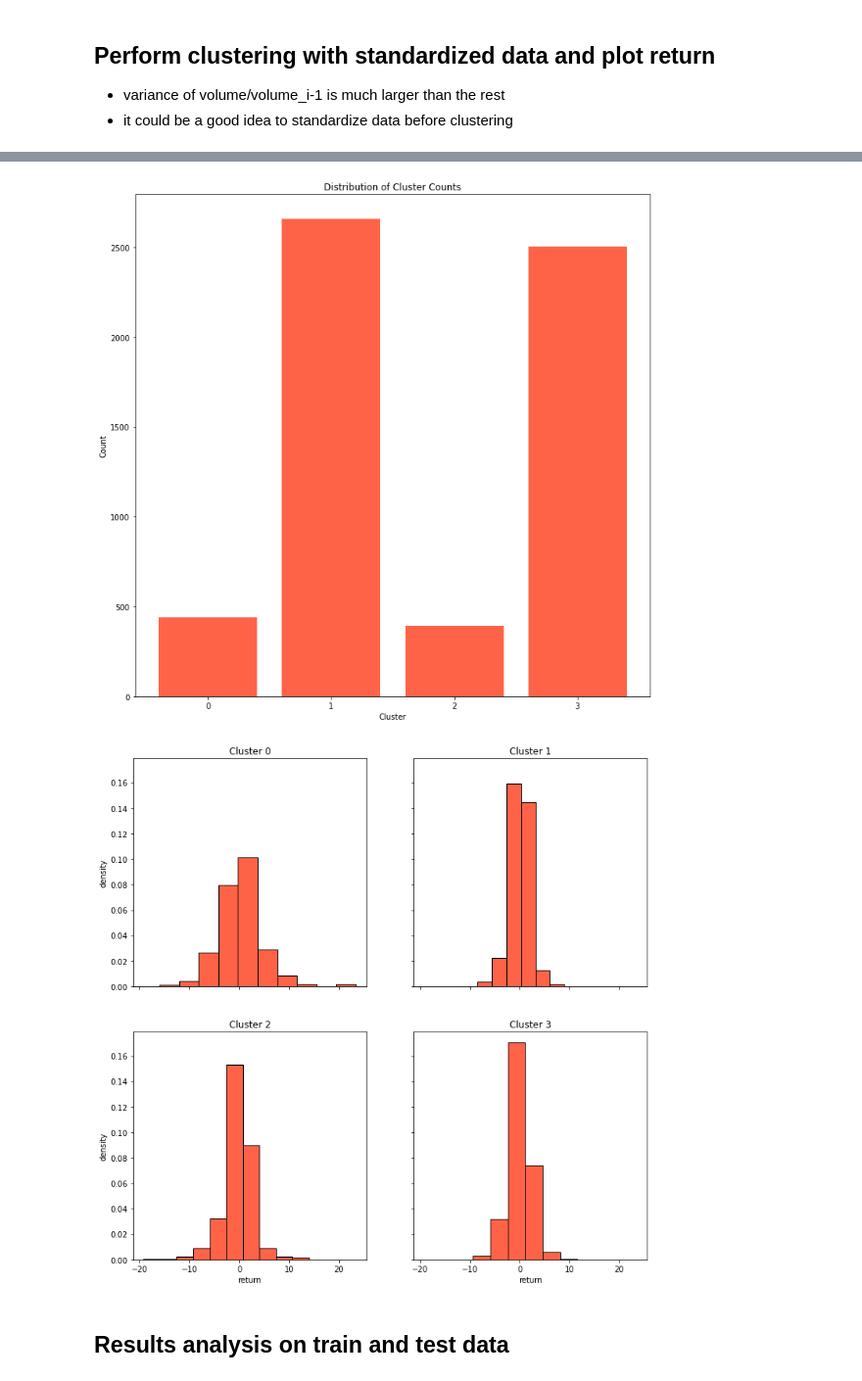
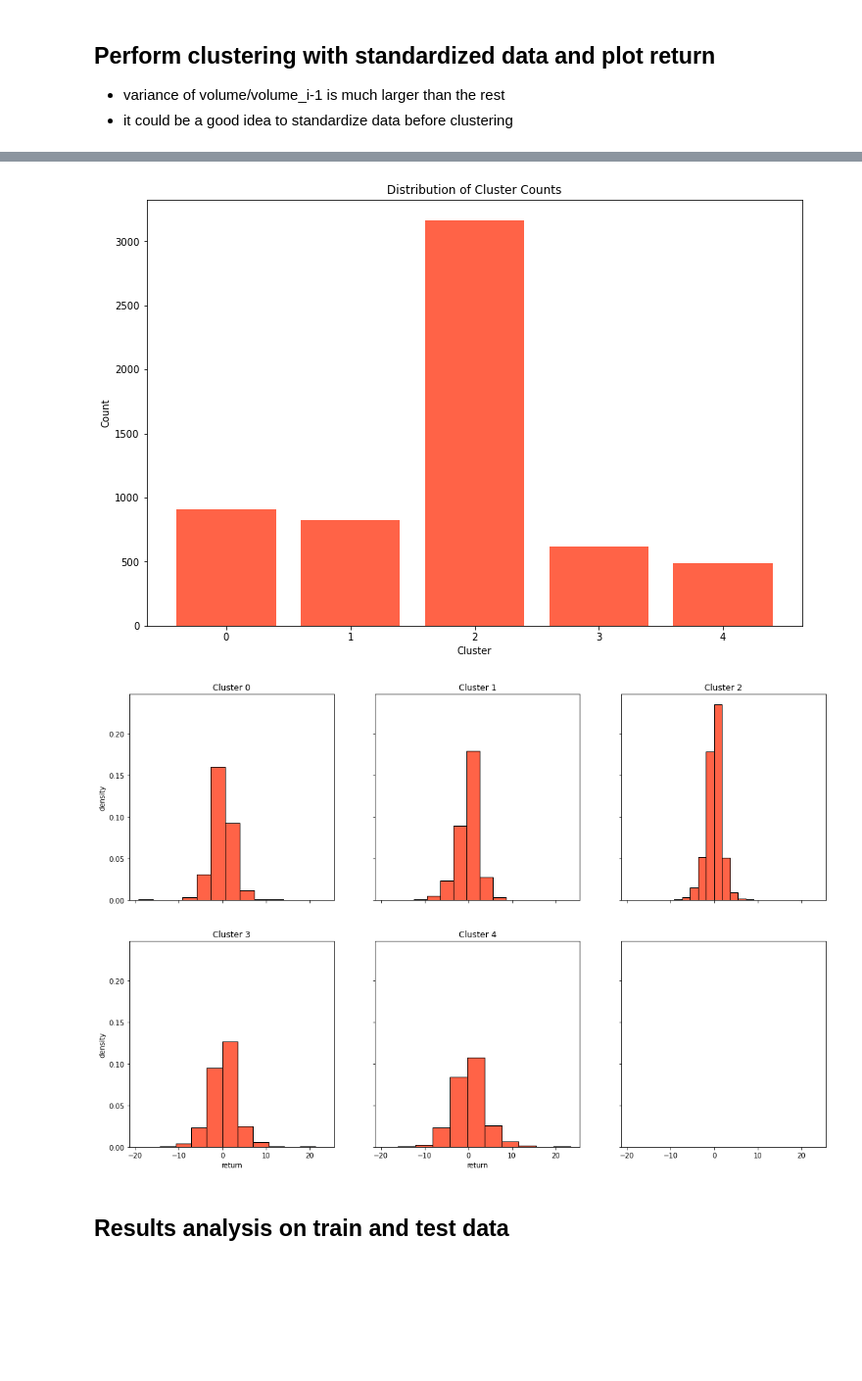
Before and after one commit to tracywang021/IEORE4571-Project, a Jupyter notebook: kmeans_clustering.ipynb, the cells around one changed output, grey strips where cells are left out. Shown at 98% size. Cells and saved outputs as stored; diff of their text form; code cells hidden in the pictures; blank space fills up the shorter version.

```diff
--- a/kmeans_clustering.ipynb
+++ b/kmeans_clustering.ipynb
@@ -22,13 +22,30 @@ The autoreload extension is already loaded. To reload it, use:
 # %% [markdown]
 ## Read and extract clustering attributes
+# %%
+# TODO: change arguments if necessary
+# read path of training data
+TRAIN_PATH = 'data/processed/spy_max_221118_train.csv'
+# read path of testing data
+TEST_PATH = 'data/processed/spy_max_221118_test.csv'
+# timespan of 2 uses data from day i and day i-1
+# timespan of 3 uses data from day i, day i-1, and day i-2
+timespan = 3
 # %%
 # read data
-READ_PATH = "data/processed/spy_max_221118_train.csv"
-df = pd.read_csv(READ_PATH)
+train = pd.read_csv(TRAIN_PATH)
+test = pd.read_csv(TEST_PATH)
 
 # save clustering attributes to a new df
-use_cols = ['open/open_i-1', 'high/high_i-1', 'low/low_i-1', 'close/close_i-1',
-            'volume/volume_i-1']
-X = df[use_cols]
+if timespan == 2:
+    use_cols = ['open/open_i-1', 'high/high_i-1', 'low/low_i-1', 'close/close_i-1',
+                'volume/volume_i-1']
+else:
+    use_cols = ['open/open_i-1', 'high/high_i-1', 'low/low_i-1', 'close/close_i-1',
+            'volume/volume_i-1', 'open_i-1/open_i-2', 'high_i-1/high_i-2', 'low_i-1/low_i-2',
+            'close_i-1/close_i-2', 'volume_i-1/volume_i-2']
+
+X = train[use_cols]
+test_X = test[use_cols]
+
 X.head()
 # %% [output]
@@ -89,19 +112,20 @@ plot_distortions(k_upper, distortions, fig_size, file_name)
 # %%
 # perform kmeans with optimal k=4
-opt_k = 4
+opt_k = 5
 model = single_kmeans(opt_k, X_minmax)
 # plot distribution of labels
-file_name = 'kmeans_day_i_i-1_clusters.png'
+fig_size = (12, 8)
+file_name = 'kmeans_day_i_i-2_clusters.png'
 plot_label_distr(model.labels_, fig_size, file_name)
 # note:the clusters are still somehow imbalanced but much better
 # %% [output]
-[figure, old version]
+[figure, new version]
 # %%
-nrows, ncols = 2, 2
-fig_size = (12, 12)
-file_name = 'kmeans_day_i_i-1_returns.png'
-plot_return(model.labels_, np.array(df['return_i+1']), opt_k, nrows, ncols, fig_size, file_name)
+nrows, ncols = 2, 3
+fig_size = (18, 12)
+file_name = 'kmeans_day_i_i-2_returns.png'
+plot_return(model.labels_, np.array(train['return_i+1']), opt_k, nrows, ncols, fig_size, file_name)
 # %% [output]
-[figure, old version]
+[figure, new version]
 # %% [markdown]
 ## Results analysis on train and test data
```
Also changed, not shown: parts of 22 cells of this notebook, 27 other files.
